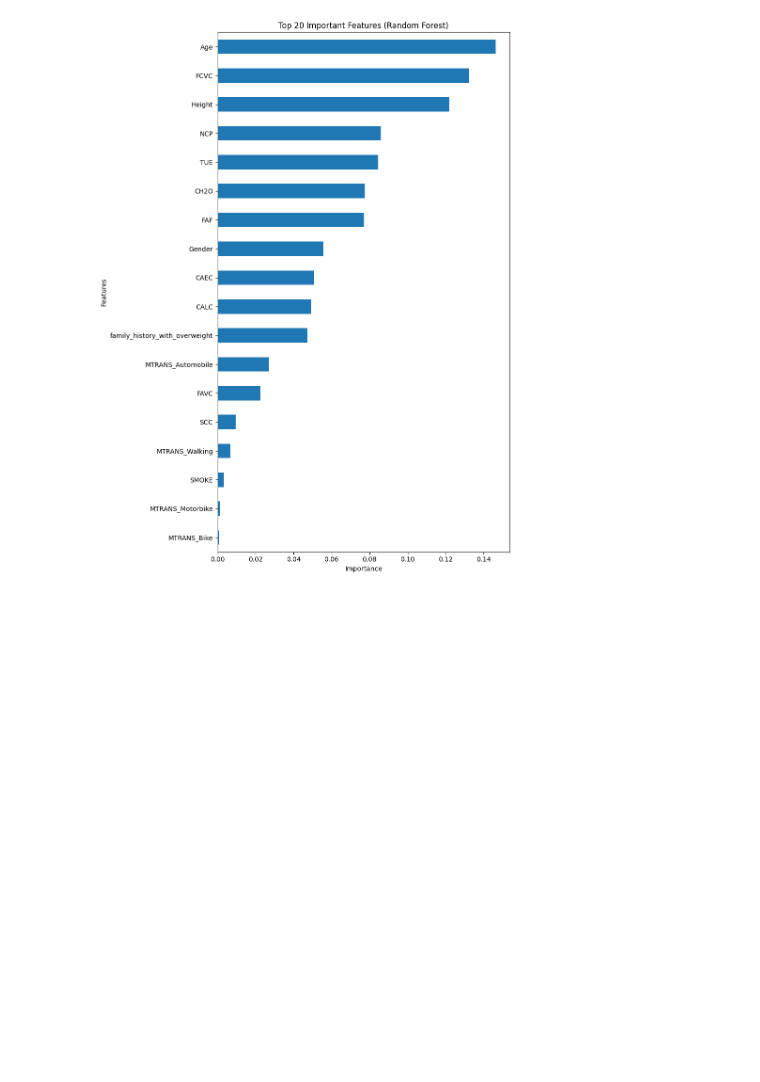
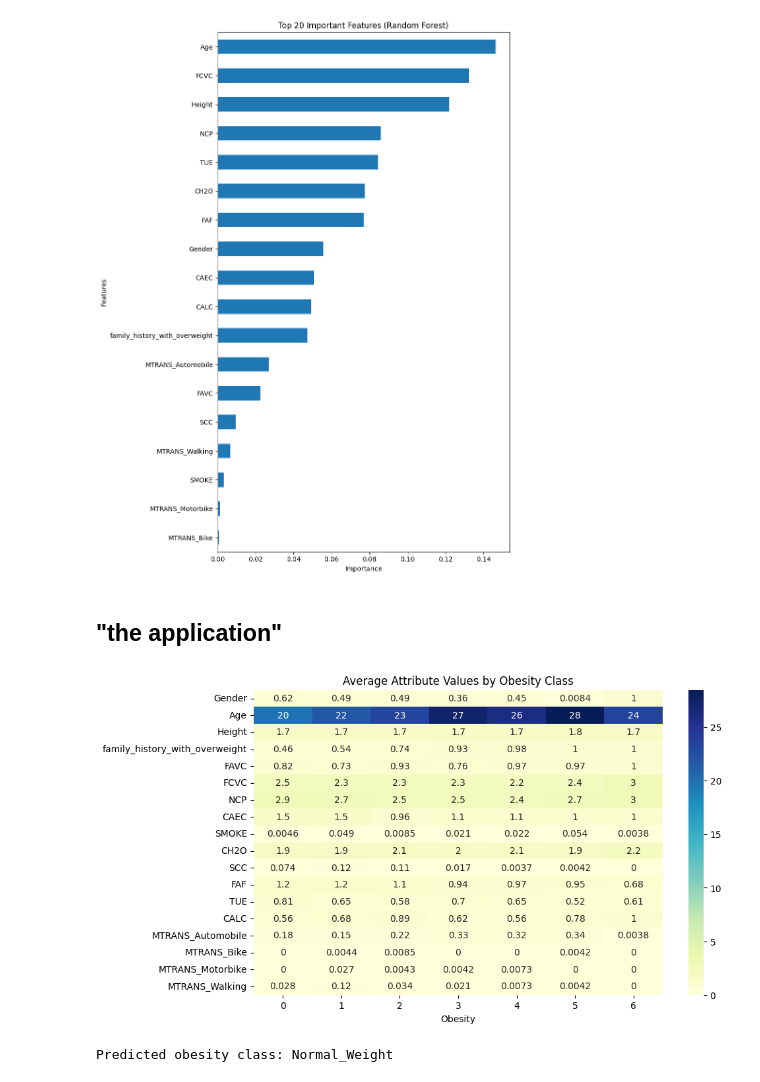
Before and after one commit to taed2-2526q1-gced-upc/TAED2-SmartHealth.AI, a Jupyter notebook: Obesity_data.ipynb, the cells around one changed output. Saved outputs shown, nothing was run; the diff lists cells and outputs as text; code cells hidden in the pictures; blank space fills up the shorter version.

Commit message:
Working on application

```diff
--- a/Obesity_data.ipynb
+++ b/Obesity_data.ipynb
@@ -3,7 +3,8 @@
 # %% [markdown]
 ## see the data
 # %%
-file = "ObesityDataSet_raw_and_data_sinthetic.csv"
+file = r"C:\Users\steff\OneDrive\Skrivebord\DTU\5. semester\Data topic\TAED2-SmartHealth.AI\data\raw\ObesityDataSet_raw_and_data_sinthetic.csv"
+#file = "ObesityDataSet_raw_and_data_sinthetic.csv"
 import pandas as pd
 import numpy as np
 import matplotlib.pyplot as plt
@@ -256,3 +257,70 @@ Visualizing top feature importances…
 Feature importances saved to 'feature_importances.png'
 [figure]
 [figure]
+# %% [markdown]
+## "the application"
+# %%
+# Average values per obesity category
+class_means = X_train.groupby(y).mean(numeric_only=True)
+
+plt.figure(figsize=(10, 6))
+sns.heatmap(class_means.T, cmap="YlGnBu", annot=True)
+plt.title("Average Attribute Values by Obesity Class")
+plt.show()
+# %% [output]
+[figure, added]
+# %%
+import pandas as pd
+from sklearn.preprocessing import StandardScaler, LabelEncoder
+
+scaler = StandardScaler()
+scaler.fit(X_train)
+
+from sklearn.preprocessing import LabelEncoder
+
+le = LabelEncoder()
+y = le.fit_transform(data["NObeyesdad"])
+
+
+
+new_person = {
+    "Gender": "Male",
+    "Age": 27,
+    "Height": 1.80,
+    "Weight": 85,
+    "family_history_with_overweight": "yes",
+    "FAVC": "yes",
+    "FCVC": 2.0,
+    "NCP": 3.0,
+    "CAEC": 2,
+    "SMOKE": "no",
+    "CH2O": 2.0,
+    "SCC": "no",
+    "FAF": 1.0,
+    "TUE": 0.5,
+    "CALC": 1,
+    "MTRANS": "Public_Transportation"
+}
+
+
+# 2. Convert to DataFrame and encode it like training data
+new_df = pd.DataFrame([new_person])
+
+# Apply same one-hot encoding as training data
+new_encoded = pd.get_dummies(new_df)
+
+# Reindex to match training columns (fill missing columns with 0)
+new_encoded = new_encoded.reindex(columns=X_train.columns, fill_value=0)
+
+
+# 3. Apply the same scaling
+new_scaled = scaler.transform(new_encoded)
+
+
+# 4. Predict obesity class
+predicted_class_encoded = optimal_model.predict(new_scaled)
+predicted_class = le.inverse_transform(predicted_class_encoded)[0]
+
+print(f"Predicted obesity class: {predicted_class}")
+# %% [output]
+Predicted obesity class: Normal_Weight
```
Also changed, not shown: parts of 3 cells of this notebook, 6 other files.
